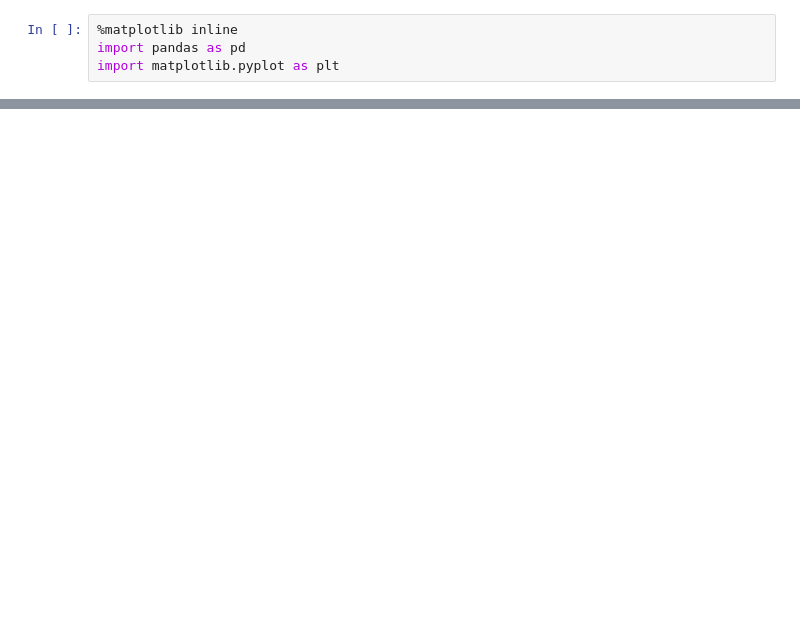
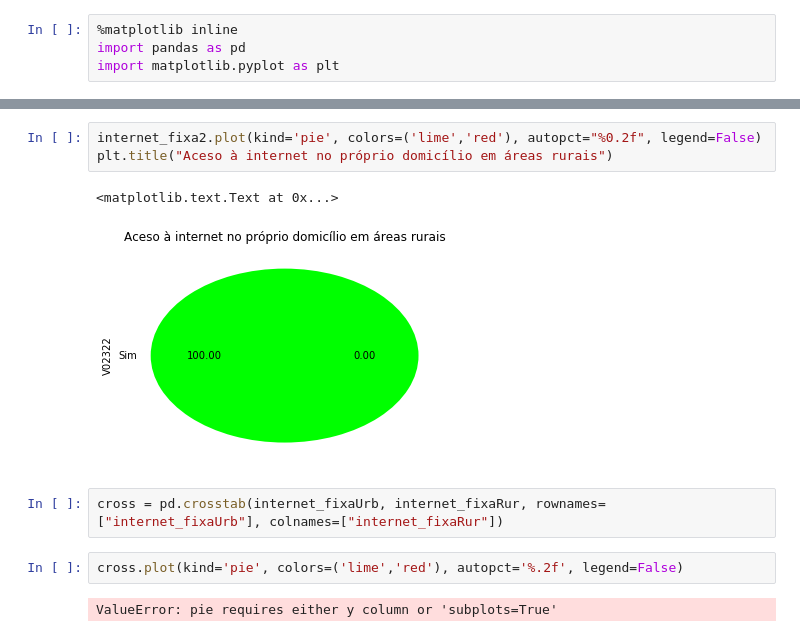
Before and after one commit to ehrhardt98/CD, a Jupyter notebook: Projeto1.ipynb, the cells around one changed output, grey strips where cells are left out. Cells and saved outputs as stored; diff of their text form; blank space fills up the shorter version.

```diff
--- a/Projeto1.ipynb
+++ b/Projeto1.ipynb
@@ -121,0 +153,12 @@ dados_final15.to_csv("resumo2015.csv")
+# %%
+internet_fixa2.plot(kind='pie', colors=('lime','red'), autopct="%0.2f", legend=False)
+plt.title("Aceso à internet no próprio domicílio em áreas rurais")
+# %% [output]
+<matplotlib.text.Text at 0x...>
+[figure, added]
+# %%
+cross = pd.crosstab(internet_fixaUrb, internet_fixaRur, rownames=["internet_fixaUrb"], colnames=["internet_fixaRur"])
+# %%
+cross.plot(kind='pie', colors=('lime','red'), autopct='%.2f', legend=False)
+# %% [output]
+ValueError: pie requires either y column or 'subplots=True'
```
Also changed, not shown: parts of 10 cells of this notebook, 3 other files.
